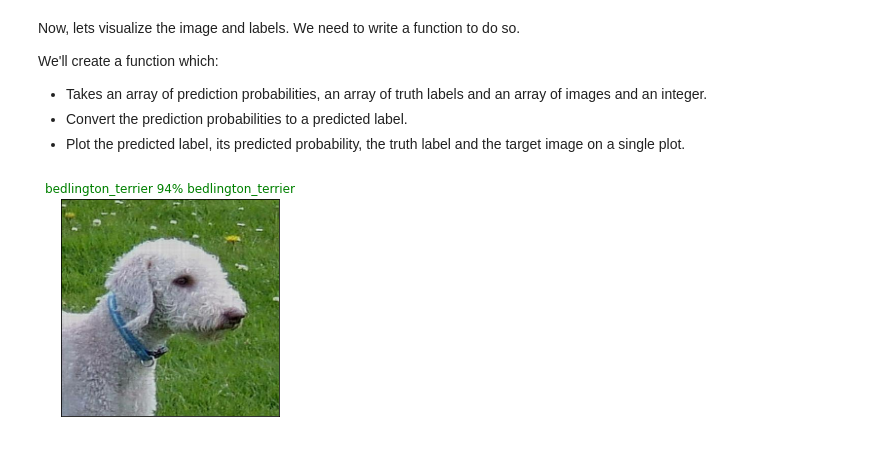
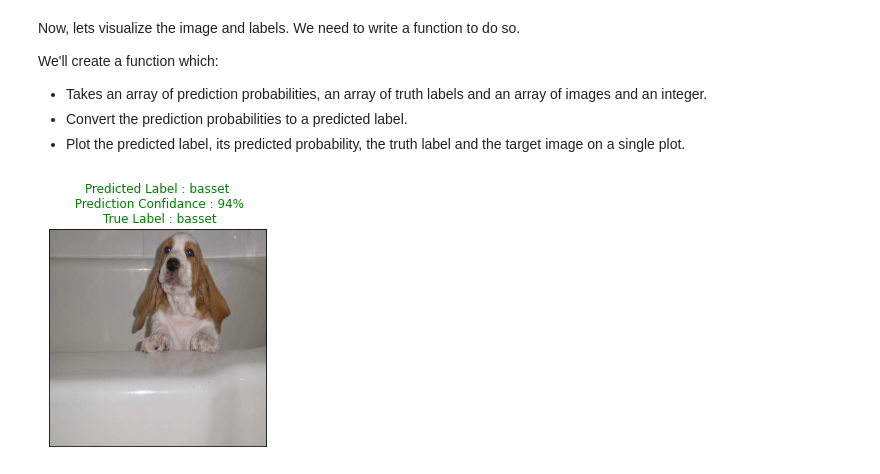
Before and after one commit to mayursrt/dog-breed-identification, a Jupyter notebook: dog_breed_identification.ipynb, the cells around one changed output. Cells and saved outputs as stored; diff of their text form; code cells hidden in the pictures.

```diff
--- a/dog_breed_identification.ipynb
+++ b/dog_breed_identification.ipynb
@@ -758,11 +758,8 @@ def plot_pred(prediction_probabilities, labels, images, n=1):
     color = "red"
 
   # Change plot title to be predicted, probability of prediction and truth label
-  plt.title("{} {:2.0f}% {}".format(pred_label,
-                                    np.max(pred_prob)*100,
-                                    true_label),
-                                    color=color)
+  plt.title("Predicted Label : {}\n Prediction Confidance : {:2.0f}%\n True Label : {}".format(pred_label,np.max(pred_prob)*100, true_label), color=color)
 # %%
-plot_preds(prediction_prob=preds, labels=valid_labels, images=valid_images, n=5)
+plot_pred(prediction_probabilities=preds, labels=valid_labels, images=valid_images, n=2)
 # %% [output]
-[figure, old version]
+[figure, new version]
```
Also changed, not shown: parts of 5 cells of this notebook.
